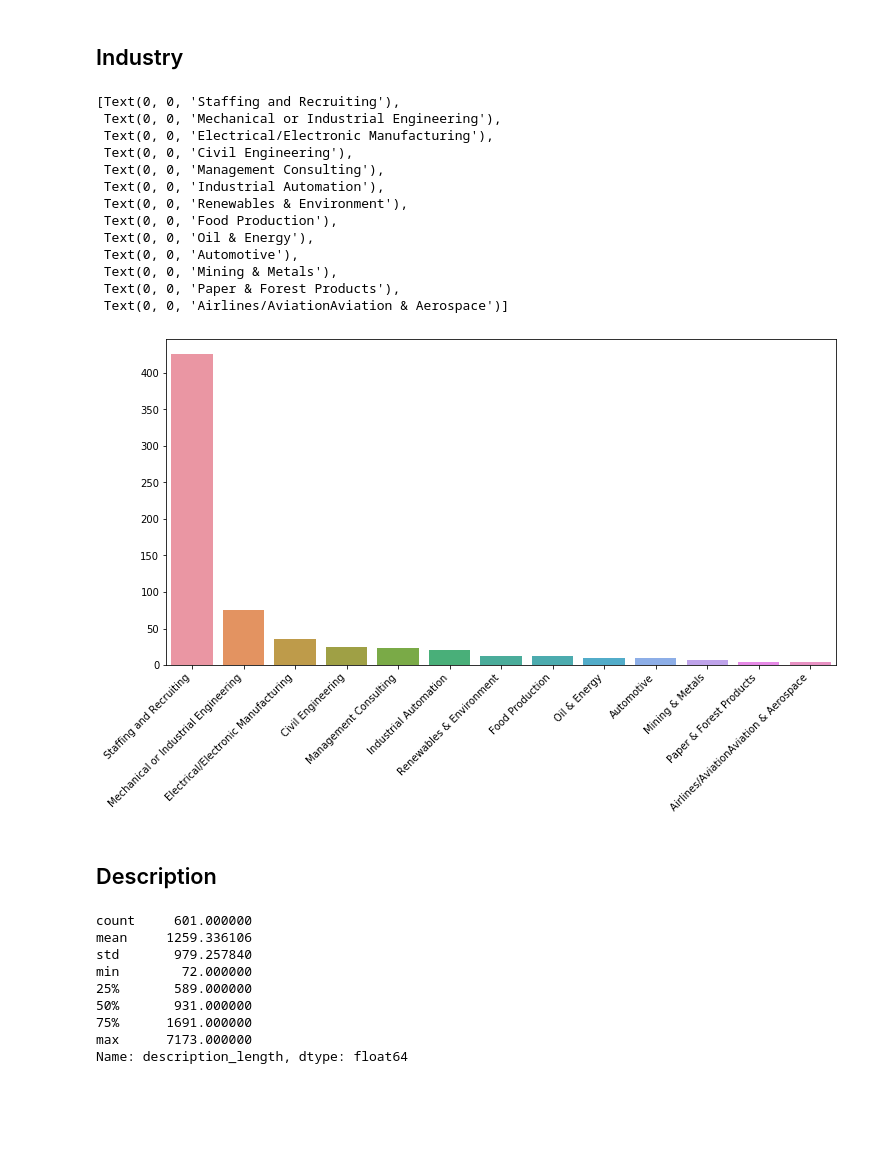
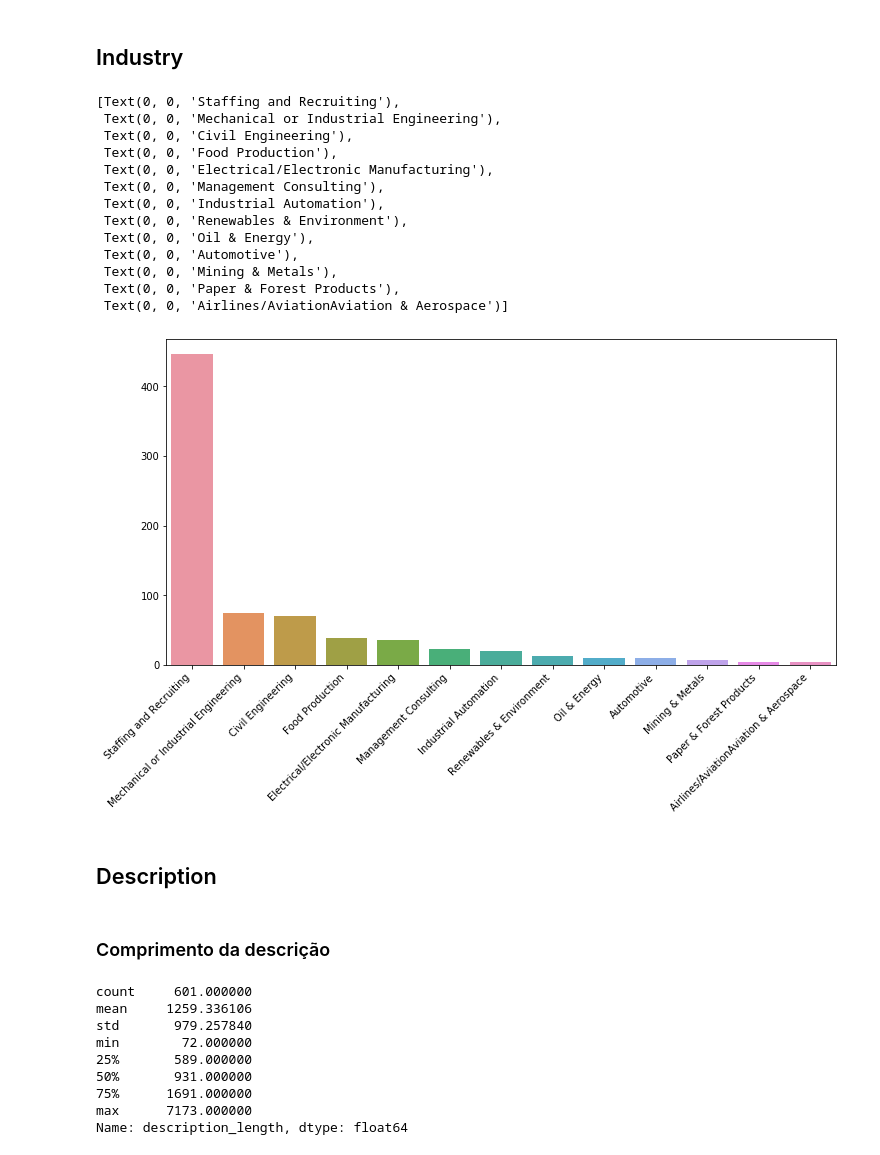
Before and after one commit to marcellohro-hub/Linkedin_scraping-and-analysis, a Jupyter notebook: Analysis.ipynb, the cells around one changed output. Saved outputs shown, nothing was run; the diff lists cells and outputs as text; code cells hidden in the pictures; blank space fills up the shorter version.

```diff
--- a/Analysis.ipynb
+++ b/Analysis.ipynb
@@ -140,48 +318,52 @@ df1=pd.DataFrame()
 # %%
-df1['Staffing and Recruiting']=df['Industry'].apply(lambda x: True if 'Information Technology and Services' in x else 0)
-df1['Staffing and Recruiting']=df['Industry'].apply(lambda x: True if 'Staffing and Recruiting' in x else 0)
-df1['Staffing and Recruiting']=df['Industry'].apply(lambda x: True if 'Human Resources' in x else 0)
+Indus=pd.DataFrame()
 
-df1['Food Production']=df['Industry'].apply(lambda x: True if 'Food & Beverages' in x else 0)
-df1['Food Production']=df['Industry'].apply(lambda x: True if 'Food Production' in x else 0)
+Indus['Staffing and Recruiting']=df['Industry'].apply(lambda x: 1 if ('Information Technology and Services' in x) or\
+                                                      ('Staffing and Recruiting' in x) or \
+                                                      ('Human Resources' in x) else 0)
 
-df1['Mechanical or Industrial Engineering']=df['Industry'].apply(lambda x: True if 'Mechanical or Industrial Engineering' in x else 0)
+Indus['Food Production']=df['Industry'].apply(lambda x: 1 if ('Food & Beverages' in x) or \
+                                              ('Food Production' in x) else 0)
 
-df1['Management Consulting']=df['Industry'].apply(lambda x: True if 'Management Consulting' in x else 0)
+Indus['Mechanical or Industrial Engineering']=df['Industry'].apply(lambda x: 1 if 'Mechanical or Industrial Engineering' in x else 0)
 
-df1['Civil Engineering']=df['Industry'].apply(lambda x: True if 'Civil Engineering' in x else 0)
-df1['Civil Engineering']=df['Industry'].apply(lambda x: True if 'Construction' in x else 0)
+Indus['Management Consulting']=df['Industry'].apply(lambda x: 1 if 'Management Consulting' in x else 0)
 
-df1['Industrial Automation']=df['Industry'].apply(lambda x: True if 'Industrial Automation' in x else 0)
-df1['Electrical/Electronic Manufacturing']=df['Industry'].apply(lambda x: True if 'Electrical/Electronic Manufacturing' in x else 0)
-df1['Mining & Metals']=df['Industry'].apply(lambda x: True if 'Mining & Metals' in x else 0)
-df1['Automotive']=df['Industry'].apply(lambda x: True if 'Automotive' in x else 0)
-df1['Airlines/AviationAviation & Aerospace']=df['Industry'].apply(lambda x: True if 'Airlines/AviationAviation & Aerospace' in x else 0)
-df1['Paper & Forest Products']=df['Industry'].apply(lambda x: True if 'Paper & Forest Products' in x else 0)
-df1['Renewables & Environment']=df['Industry'].apply(lambda x: True if 'Renewables & Environment' in x else 0)
-df1['Oil & Energy']=df['Industry'].apply(lambda x: True if 'Oil & Energy' in x else 0)
+Indus['Civil Engineering']=df['Industry'].apply(lambda x: 1 if ('Civil Engineering' in x) or \
+                                                ('Construction' in x) else 0)
+
+Indus['Industrial Automation']=df['Industry'].apply(lambda x: 1 if 'Industrial Automation' in x else 0)
+Indus['Electrical/Electronic Manufacturing']=df['Industry'].apply(lambda x: 1 if 'Electrical/Electronic Manufacturing' in x else 0)
+Indus['Mining & Metals']=df['Industry'].apply(lambda x: 1 if 'Mining & Metals' in x else 0)
+Indus['Automotive']=df['Industry'].apply(lambda x: 1 if 'Automotive' in x else 0)
+Indus['Airlines/AviationAviation & Aerospace']=df['Industry'].apply(lambda x: 1 if 'Airlines/AviationAviation & Aerospace' in x else 0)
+Indus['Paper & Forest Products']=df['Industry'].apply(lambda x: 1 if 'Paper & Forest Products' in x else 0)
+Indus['Renewables & Environment']=df['Industry'].apply(lambda x: 1 if 'Renewables & Environment' in x else 0)
+Indus['Oil & Energy']=df['Industry'].apply(lambda x: 1 if 'Oil & Energy' in x else 0)
 # %%
 plt.subplots(figsize=(12,6))
-aux=df1.sum().sort_values(ascending=False)
+aux=Indus.sum().sort_values(ascending=False)
 g=sns.barplot(aux.index,aux.values)
 g.set_xticklabels(g.get_xticklabels(), rotation=45, horizontalalignment='right')
 # %% [output]
 [Text(0, 0, 'Staffing and Recruiting'),
  Text(0, 0, 'Mechanical or Industrial Engineering'),
+ Text(0, 0, 'Civil Engineering'),
+ Text(0, 0, 'Food Production'),
  Text(0, 0, 'Electrical/Electronic Manufacturing'),
- Text(0, 0, 'Civil Engineering'),
  Text(0, 0, 'Management Consulting'),
  Text(0, 0, 'Industrial Automation'),
  Text(0, 0, 'Renewables & Environment'),
- Text(0, 0, 'Food Production'),
  Text(0, 0, 'Oil & Energy'),
  Text(0, 0, 'Automotive'),
  Text(0, 0, 'Mining & Metals'),
  Text(0, 0, 'Paper & Forest Products'),
  Text(0, 0, 'Airlines/AviationAviation & Aerospace')]
-[figure, old version]
+[figure, new version]
 # %% [markdown]
 ## Description
+# %% [markdown]
+### Comprimento da descrição
 # %%
 df['description_length'] = df['Description'].apply(len)
 # %%
```
Also changed, not shown: parts of 95 cells of this notebook.
